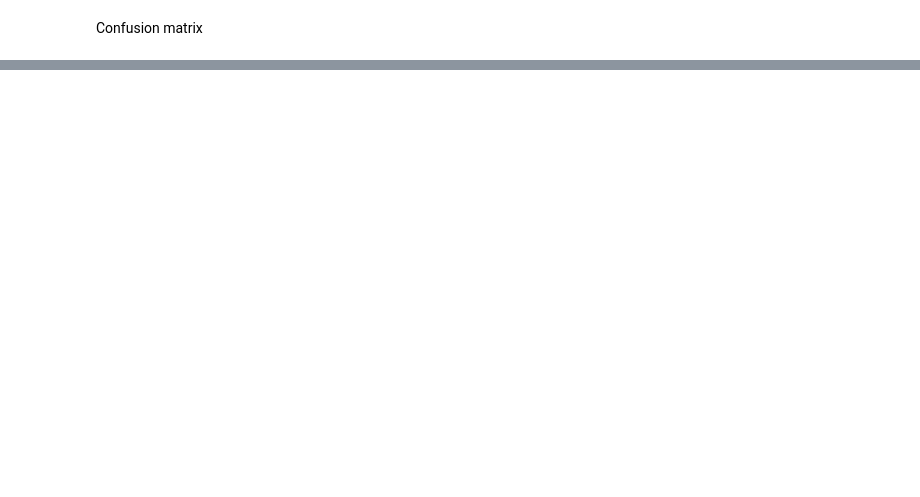
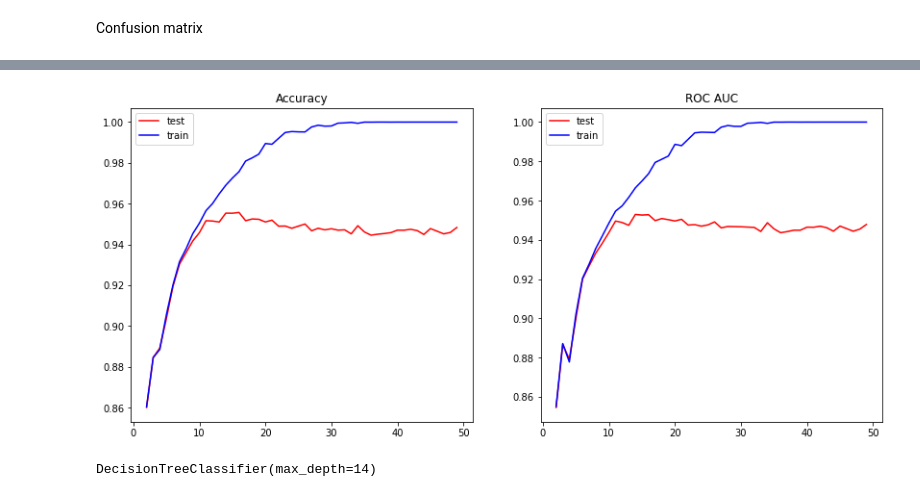
Before and after one commit to valeryspy/airline-satisfaction-classification, a Jupyter notebook: Airline_Classification.ipynb, the cells around one changed output, grey strips where cells are left out. Drawn from its saved outputs; the diff is of its cells as text; code cells hidden in the pictures; blank space fills up the shorter version.

```diff
--- a/Airline_Classification.ipynb
+++ b/Airline_Classification.ipynb
@@ -270,0 +293,30 @@ plt.show()
+# %%
+results = []
+
+for max_depth in tqdm(range(2,50)):
+  result = train_model(max_depth, df2)
+  results.append((max_depth, result))
+# %%
+plot_X = [x[0] for x in results] # list comrehension to extract max_depth from values
+plot_Y1 = [x[1][0][0] for x in results] #
+plot_Y2 = [x[1][1][0] for x in results] #
+plot_Y3 = [x[1][0][1] for x in results]
+plot_Y4 = [x[1][1][1] for x in results]
+# %%
+plt.figure(figsize=(14,6))
+
+plt.subplot(1,2,1)
+plt.plot(plot_X, plot_Y1, "r", plot_X, plot_Y2, "b")
+plt.title("Accuracy")
+plt.legend(['test','train'])
+
+
+plt.subplot(1,2,2)
+plt.plot(plot_X, plot_Y3, "r", plot_X, plot_Y4, "b")
+plt.title("ROC AUC")
+plt.legend(['test','train'])
+
+
+plt.show()
+# %% [output]
+[figure, added]
@@ -270,0 +327,4 @@ plt.show()
+# %%
+best_model
+# %% [output]
+DecisionTreeClassifier(max_depth=14)
```
Also changed, not shown: parts of 15 cells of this notebook.
